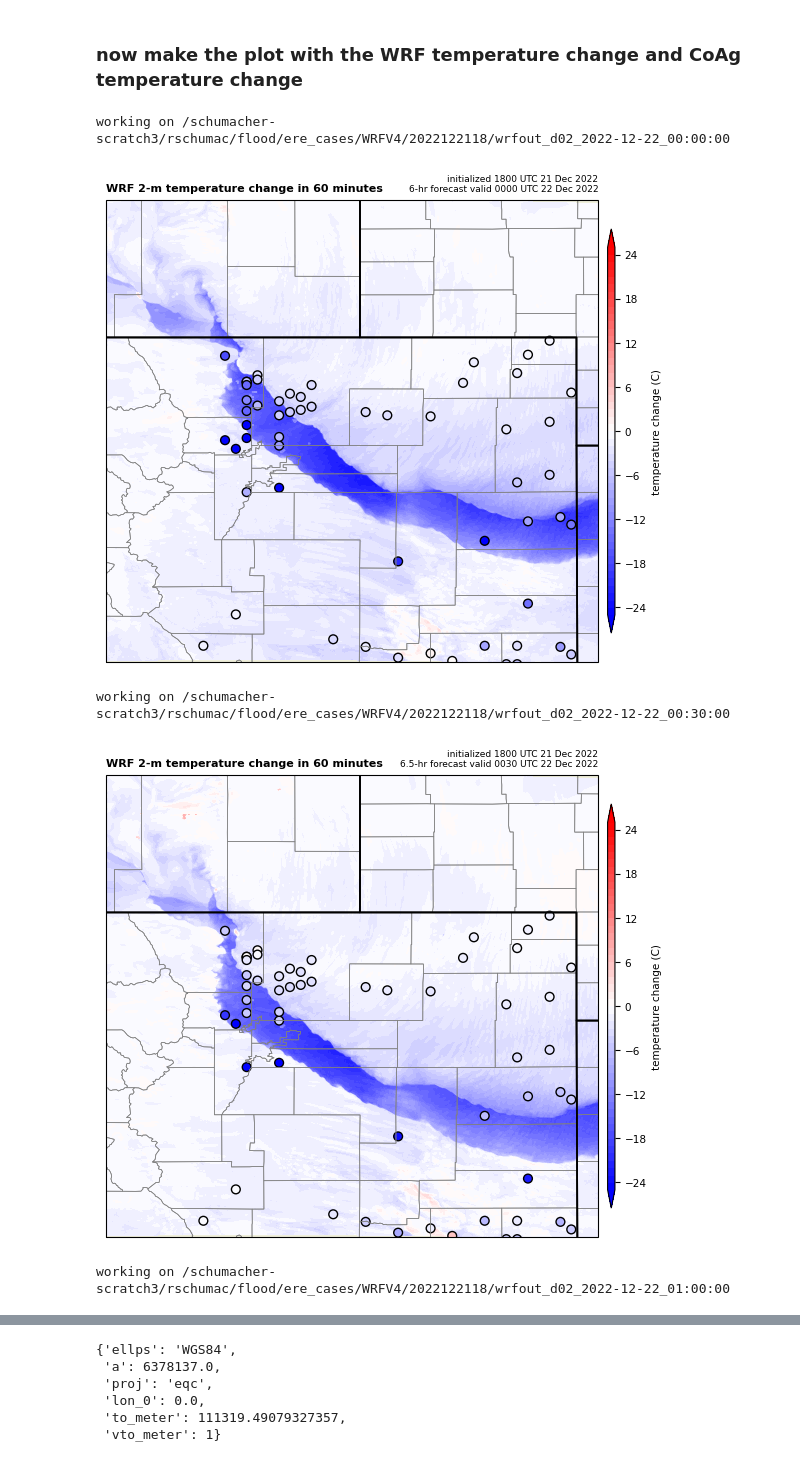
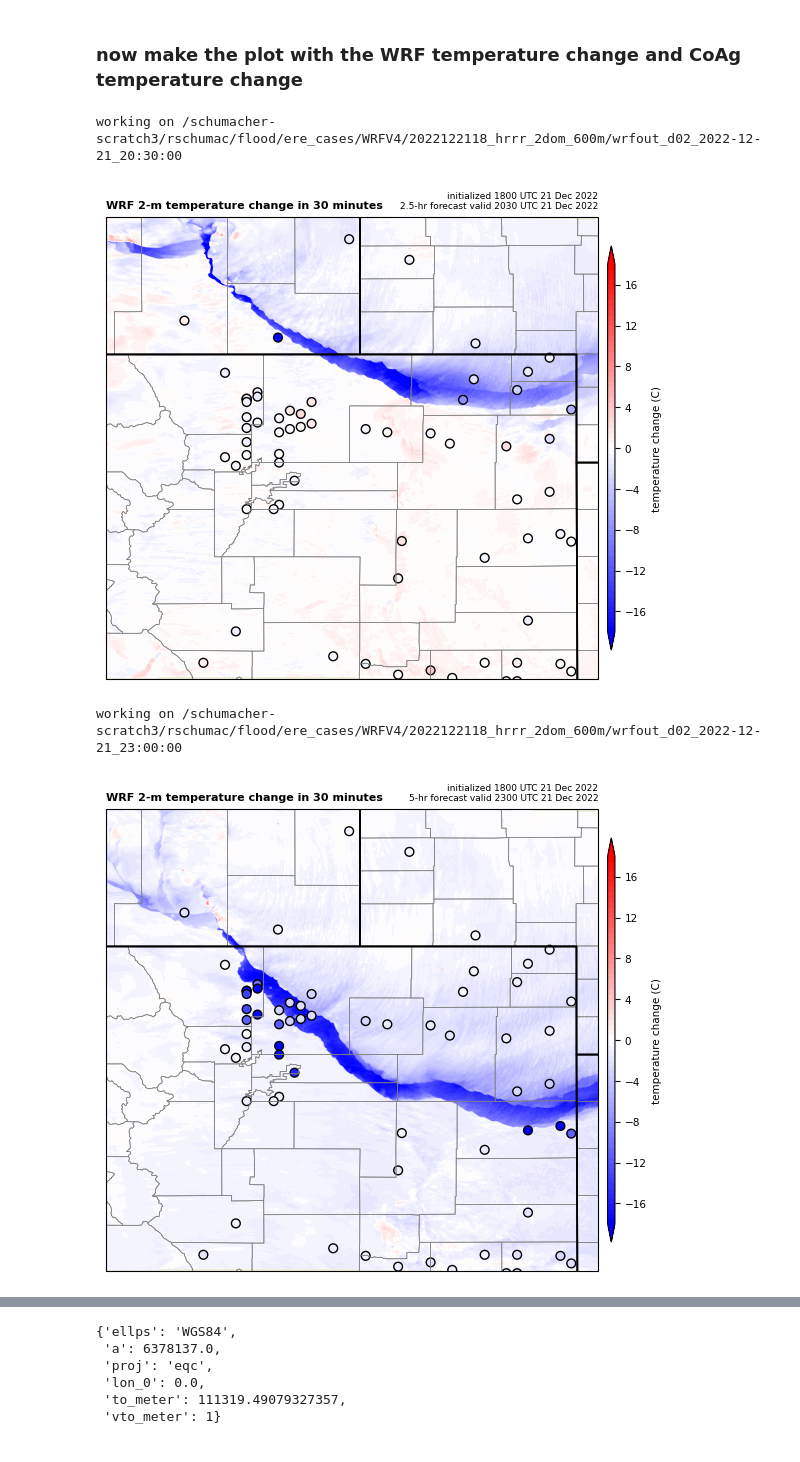
Before and after one commit to russ-schumacher/dec2022_coldfront, a Jupyter notebook: wrf_tempchange_dec2022.ipynb, the cells around one changed output, grey strips where cells are left out. Drawn from its saved outputs; the diff is of its cells as text; code cells hidden in the pictures.

```diff
--- a/wrf_tempchange_dec2022.ipynb
+++ b/wrf_tempchange_dec2022.ipynb
@@ -216,6 +230,7 @@ nw.rename(columns={'Avg Temp':'Air Temp'},inplace=True) ### rename avg temp to a
 ### merge them
 #coag = pd.concat([coag,hourly,nw])
 coag = pd.concat([coag,nw])
+coag = coag.sort_index()
 
 ### do a time subset
 coag_east = coag[:'2022-12-22 12:00']
@@ -300,0 +318,15 @@ See the caveats in the documentation: https://pandas.pydata.org/pandas-docs/stab
+# %%
+######## get data and prep
+
+#### 1-minute asos
+asos = pd.read_csv("https://mesonet.agron.iastate.edu/cgi-bin/request/asos1min.py?station=AKO&station=CYS&station=SNY&station=LIC&station=DEN&station=LAR&station=APA&station=TOR&station=BFF&station=AIA&station=DGW&station=CPR&tz=UTC&year1=2022&month1=12&day1=21&hour1=0&minute1=0&year2=2022&month2=12&day2=23&hour2=22&minute2=0&vars=tmpf&sample=1min&what=download&delim=comma&gis=yes",
+                   parse_dates=['valid(UTC)'])
+
+asos['datetime'] = asos['valid(UTC)'].dt.tz_localize("UTC")
+asos.set_index("datetime", inplace=True)
+
+### F to C
+asos['tmpc'] = (pd.to_numeric(asos['tmpf'],errors='coerce')-32.)/1.8
+# %%
+### set a multi-index to allow for stacking/unstacking
+asos.set_index([asos.index,"station"],inplace=True)
@@ -306,20 +397,21 @@ See the caveats in the documentation: https://pandas.pydata.org/pandas-docs/stab
 
 init = pd.Timestamp(2022,12,21,18)
 
-#endhrs=['21:00','21:30','22:00','22:30','23:00','23:30']
-endhrs=['00:00','00:30','01:00','01:30','02:00','02:30','03:00']
+#endhrs=['20:00','20:30','21:00','21:30','22:00','22:30','23:00','23:30']
+endhrs=['20:30','23:00']
+#endhrs=['00:00','00:30','01:00','01:30','02:00','02:30','03:00']
 
-diff_minutes = 60  ##### how many minutes to calculate the difference?
+diff_minutes = 30  ##### how many minutes to calculate the difference?
 
 for endhr in endhrs:
 
     ## get the times we need
-    times = pd.date_range(start=pd.Timestamp('2022-12-22 '+str(endhr)) - pd.Timedelta(minutes=diff_minutes), end='2022-12-22 '+str(endhr),
+    times = pd.date_range(start=pd.Timestamp('2022-12-21 '+str(endhr)) - pd.Timedelta(minutes=diff_minutes), end='2022-12-21 '+str(endhr),
                           freq=str(diff_minutes)+"min")
 
 
     # wrf filenames matching these times
-    wrf_filenames = "/schumacher-scratch3/rschumac/flood/ere_cases/WRFV4/2022122118/wrfout_d02_"+times.strftime("%Y-%m-%d_%H:%M:%S")
+    wrf_filenames = "/schumacher-scratch3/rschumac/flood/ere_cases/WRFV4/2022122118_hrrr_2dom_600m/wrfout_d02_"+times.strftime("%Y-%m-%d_%H:%M:%S")
 
     ## identify the two files here
     wrf_filename_last = wrf_filenames[-1]
@@ -366,40 +458,45 @@ for endhr in endhrs:
     ax.set_extent([-106.4,-101.85,38.0,42.27])
 
     cf = ax.contourf(to_np(lons), to_np(lats), to_np(t2m_end - t2m_start),
-                    np.arange(-25,26,1),
+                    np.arange(-18,18.5,0.5),
                        cmap='bwr',
                      extend='both',
                       transform_first=True,
                  transform=ccrs.PlateCarree())
 
     cb = plt.colorbar(cf, orientation='vertical', pad=0.01,
                       shrink=0.875, aspect=50)
     cb.ax.tick_params(labelsize=7.5)
     cb.set_label('temperature change (C)', fontsize=7.5)
     #cb.locator = ticker.MaxNLocator(nbins=14)
     #cb.update_ticks()
 
     coag_this = coag_east.reset_index(drop=False).set_index("Date and Time")[times[1].strftime("%Y-%m-%d %H:%M"):times[1].strftime("%Y-%m-%d %H:%M")]
     ax.scatter(coag_this['Longitude (degE)'],coag_this['Latitude (degN)'],s=40,
               c=-coag_this["Tchange_"+str(diff_minutes)+"min"],
-               cmap='bwr', vmin=-18,vmax=18, edgecolors='black',
+               cmap='bwr', vmin=-18,vmax=18.5, edgecolors='black',
+               transform=ccrs.PlateCarree())
+
+    asos_this = asos.reset_index(drop=False).set_index("datetime")[times[1].strftime("%Y-%m-%d %H:%M"):times[1].strftime("%Y-%m-%d %H:%M")]
+    ax.scatter(asos_this['lon'],asos_this['lat'],s=40,
+              c=-asos_this["Tchange_"+str(diff_minutes)+"min"],
+               cmap='bwr', vmin=-18,vmax=18.5, edgecolors='black',
                transform=ccrs.PlateCarree())
 
     # add titles
     plt.title("WRF 2-m temperature change in "+str(diff_minutes)+" minutes",
               loc='left', weight='bold', fontsize=8)
     plt.title("initialized "+init.strftime("%H%M UTC %d %b %Y")+"\n"+str(fcst_lead_nice)+"-hr forecast valid "+vtime.strftime("%H%M UTC %d %b %Y"),
           loc='right', fontsize=6.5)
 
     plt.show()
 
-    fig.savefig("t2m_change_coag_"+str(diff_minutes)+"_"+init.strftime("%Y%m%d%H")+"_"+vtime.strftime("%H%M")+".png",
+    fig.savefig("t2m_change_coag_"+str(diff_minutes)+"_"+init.strftime("%Y%m%d%H")+"_"+vtime.strftime("%H%M")+".pdf",
                bbox_inches='tight',dpi=255,transparent=False,facecolor='white')
 
     plt.close('all')
 # %% [output]
-working on /schumacher-scratch3/rschumac/flood/ere_cases/WRFV4/2022122118/wrfout_d02_2022-12-22_00:00:00
+working on /schumacher-scratch3/rschumac/flood/ere_cases/WRFV4/2022122118_hrrr_2dom_600m/wrfout_d02_2022-12-21_20:30:00
-[figure, old version]
+[figure, new version]
-working on /schumacher-scratch3/rschumac/flood/ere_cases/WRFV4/2022122118/wrfout_d02_2022-12-22_00:30:00
+working on /schumacher-scratch3/rschumac/flood/ere_cases/WRFV4/2022122118_hrrr_2dom_600m/wrfout_d02_2022-12-21_23:00:00
-[figure, old version]
+[figure, new version]
-working on /schumacher-scratch3/rschumac/flood/ere_cases/WRFV4/2022122118/wrfout_d02_2022-12-22_01:00:00
```
Also changed, not shown: parts of 10 cells of this notebook, 2 other files.
